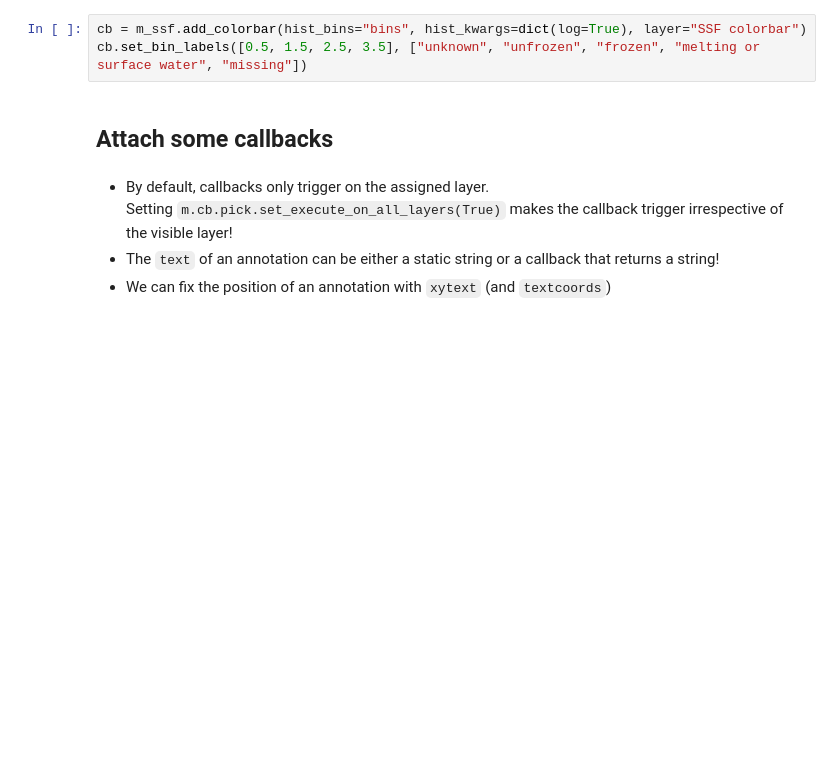
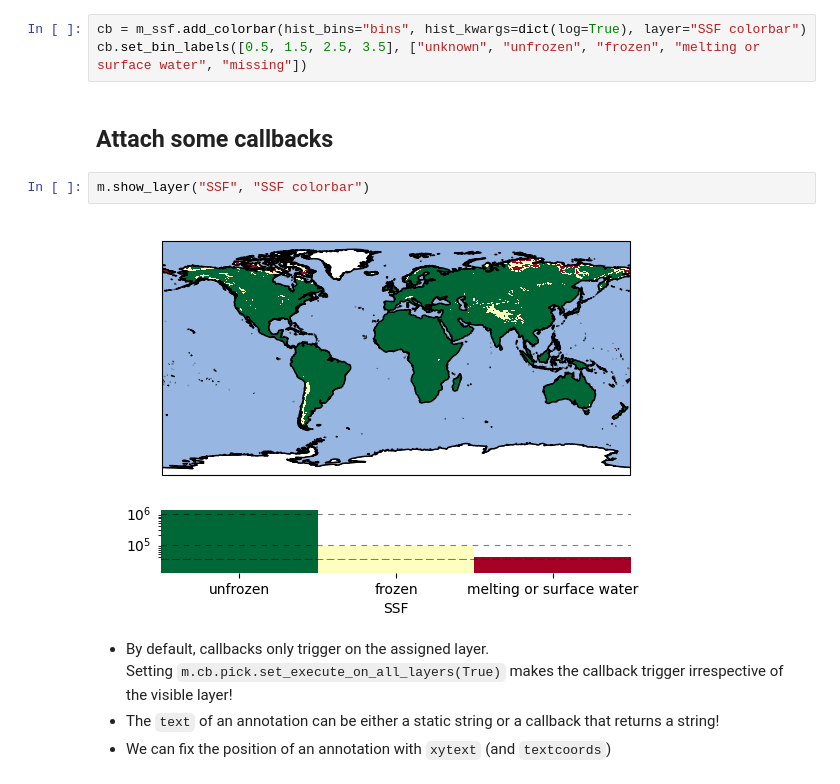
Before and after one commit to raphaelquast/EOmaps_GeoPython2024, a Jupyter notebook: 2_data_visualization.ipynb, the cells around one changed output. Drawn from its saved outputs; the diff is of its cells as text; blank space fills up the shorter version.

```diff
--- a/2_data_visualization.ipynb
+++ b/2_data_visualization.ipynb
@@ -185,6 +195,10 @@ cb = m_ssf.add_colorbar(hist_bins="bins", hist_kwargs=dict(log=True), layer="SSF
 cb.set_bin_labels([0.5, 1.5, 2.5, 3.5], ["unknown", "unfrozen", "frozen", "melting or surface water", "missing"])
 # %% [markdown]
 ## Attach some callbacks
+# %%
+m.show_layer("SSF", "SSF colorbar")
+# %% [output]
+[figure, added]
 # %% [markdown]
 - By default, callbacks only trigger on the assigned layer.
   Setting `m.cb.pick.set_execute_on_all_layers(True)` makes the callback trigger irrespective of the visible layer!
```
Also changed, not shown: parts of 6 cells of this notebook, 3 other files.
